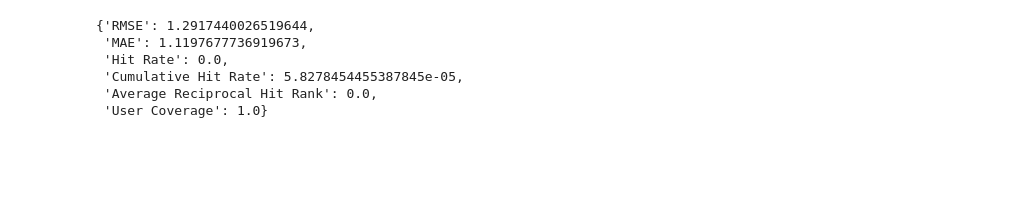
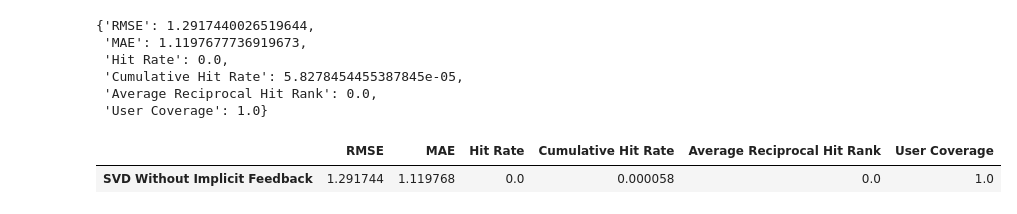
Before and after one commit to obenchekro/MyAnimeList-Recommandation-System, a Jupyter notebook: notebook/MyAnimeList Recommandation System.ipynb, the cells around one changed output. Drawn from its saved outputs; the diff is of its cells as text; code cells hidden in the pictures; blank space fills up the shorter version.

```diff
--- a/notebook/MyAnimeList Recommandation System.ipynb
+++ b/notebook/MyAnimeList Recommandation System.ipynb
@@ -1924,4 +1902,11 @@ save_model_to_pickle(
     int(random_casual_user_df.user_id.unique()),
     'Collaborative-Filtering/factorization-matrix/SVDWithoutImplicitFeedback.pkl'
     )
+# %%
+results_casual_df = pd.DataFrame(columns=["RMSE", "MAE", "Hit Rate", "Cumulative Hit Rate", "Average Reciprocal Hit Rank", "User Coverage"])
+model_casual_metrics = add_model_metrics_to_df("SVD Without Implicit Feedback", metrics_scores, results_casual_df)
+model_casual_metrics
+# %% [output]
+|  | RMSE | MAE | Hit Rate | Cumulative Hit Rate | Average Reciprocal Hit Rank | User Coverage |
+| SVD Without Implicit Feedback | 1.291744 | 1.119768 | 0.0 | 0.000058 | 0.0 | 1.0 |
 # %%
```
Also changed, not shown: parts of 8 cells of this notebook.
